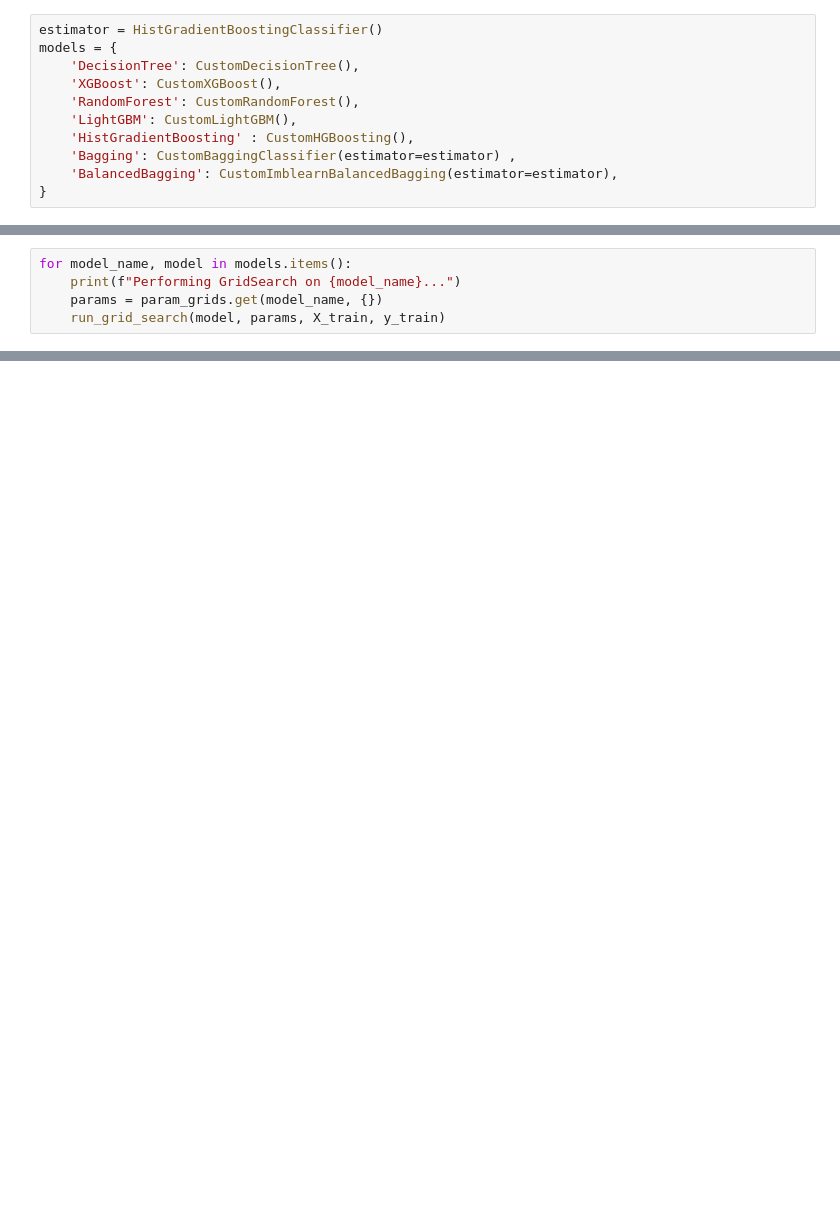
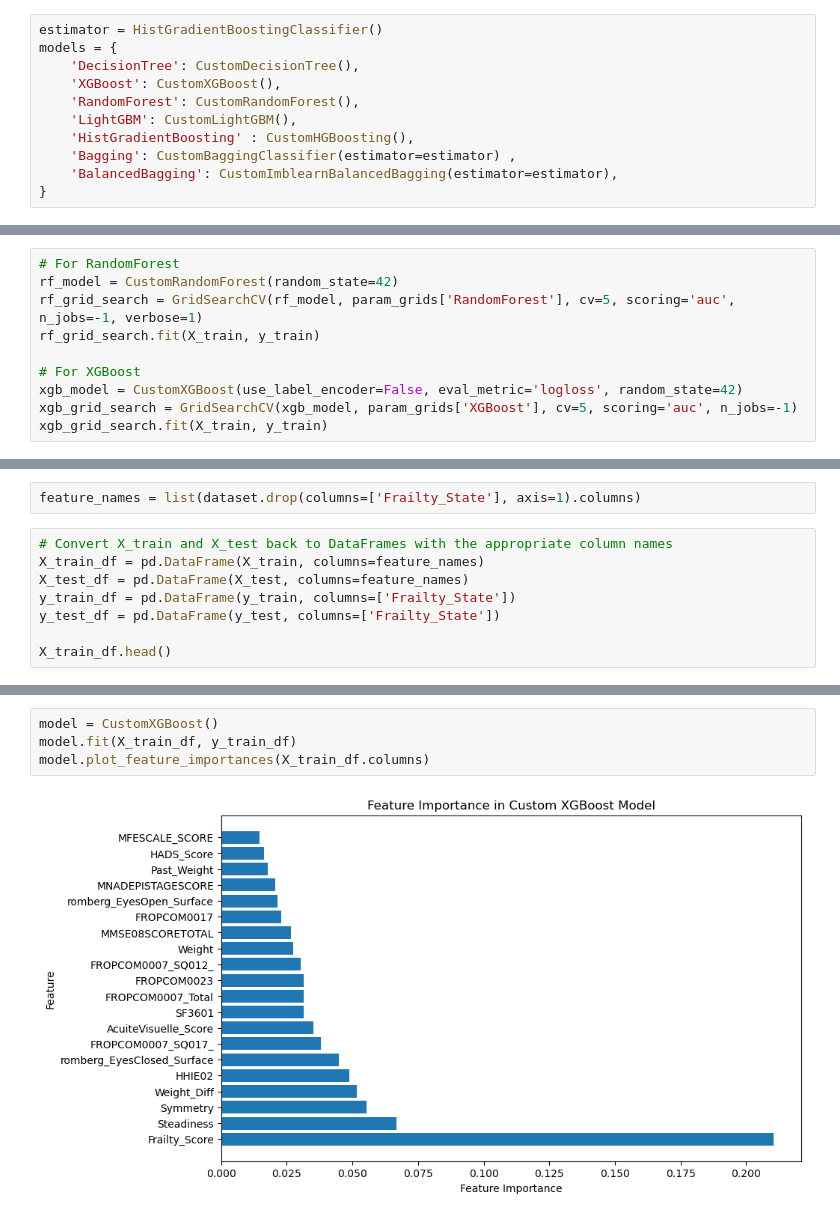
Before and after one commit to lukuenya/Expert_Eye, a Jupyter notebook: Modeling/models/main.ipynb, the cells around one changed output, grey strips where cells are left out. Cells and saved outputs as stored; diff of their text form; blank space fills up the shorter version.

```diff
--- a/Modeling/models/main.ipynb
+++ b/Modeling/models/main.ipynb
@@ -176,5 +189,10 @@ def run_grid_search(model, params, X, y):
-# %%
-for model_name, model in models.items():
-    print(f"Performing GridSearch on {model_name}...")
-    params = param_grids.get(model_name, {})
-    run_grid_search(model, params, X_train, y_train)
+# %%
+# For RandomForest
+rf_model = CustomRandomForest(random_state=42)
+rf_grid_search = GridSearchCV(rf_model, param_grids['RandomForest'], cv=5, scoring='auc', n_jobs=-1, verbose=1)
+rf_grid_search.fit(X_train, y_train)
+
+# For XGBoost
+xgb_model = CustomXGBoost(use_label_encoder=False, eval_metric='logloss', random_state=42)
+xgb_grid_search = GridSearchCV(xgb_model, param_grids['XGBoost'], cv=5, scoring='auc', n_jobs=-1)
+xgb_grid_search.fit(X_train, y_train)
@@ -180,0 +254,10 @@ for model_name, model in models.items():
+# %%
+feature_names = list(dataset.drop(columns=['Frailty_State'], axis=1).columns)
+# %%
+# Convert X_train and X_test back to DataFrames with the appropriate column names
+X_train_df = pd.DataFrame(X_train, columns=feature_names)
+X_test_df = pd.DataFrame(X_test, columns=feature_names)
+y_train_df = pd.DataFrame(y_train, columns=['Frailty_State'])
+y_test_df = pd.DataFrame(y_test, columns=['Frailty_State'])
+
+X_train_df.head()
@@ -180,0 +272,6 @@ for model_name, model in models.items():
+# %%
+model = CustomXGBoost()
+model.fit(X_train_df, y_train_df)
+model.plot_feature_importances(X_train_df.columns)
+# %% [output]
+[figure, added]
```
Also changed, not shown: parts of 10 cells of this notebook, 23 other files.
